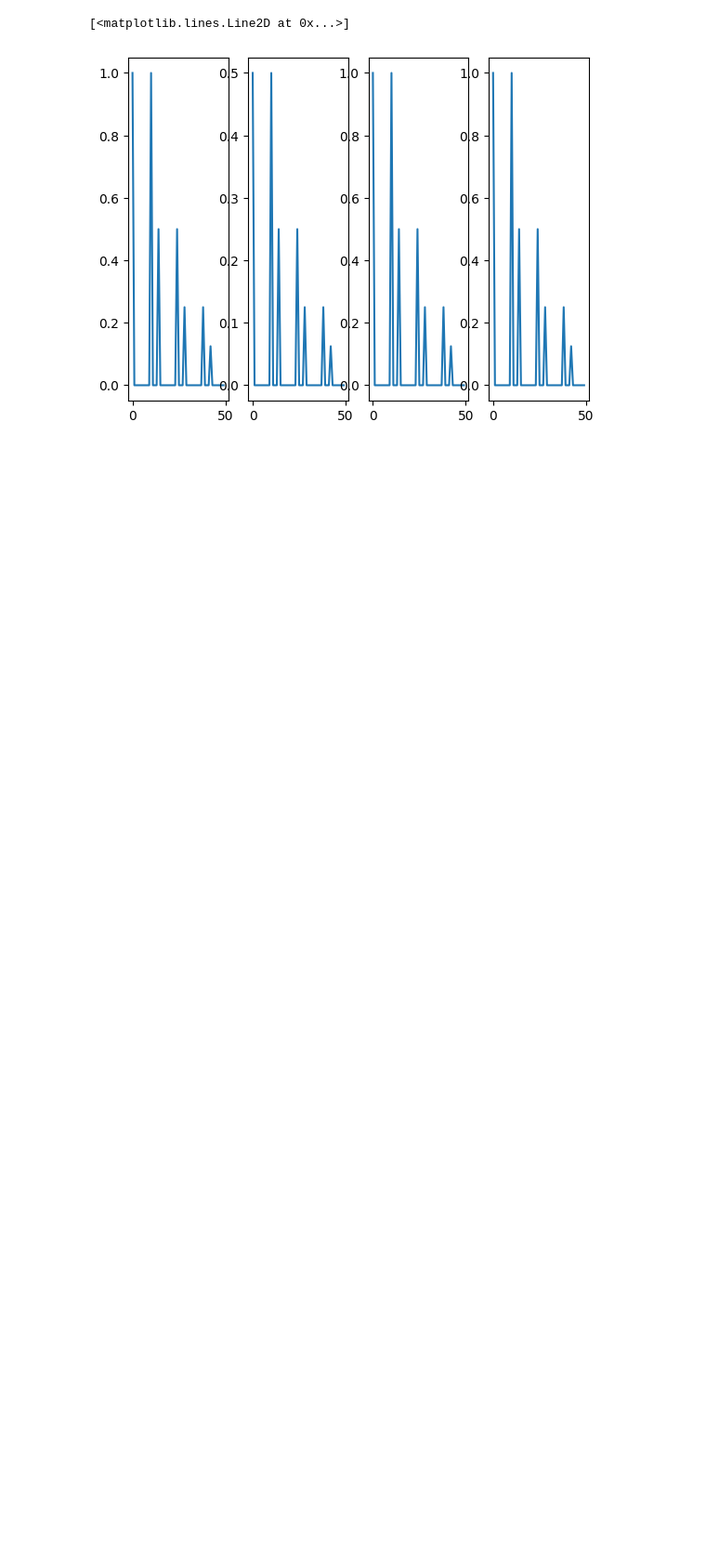
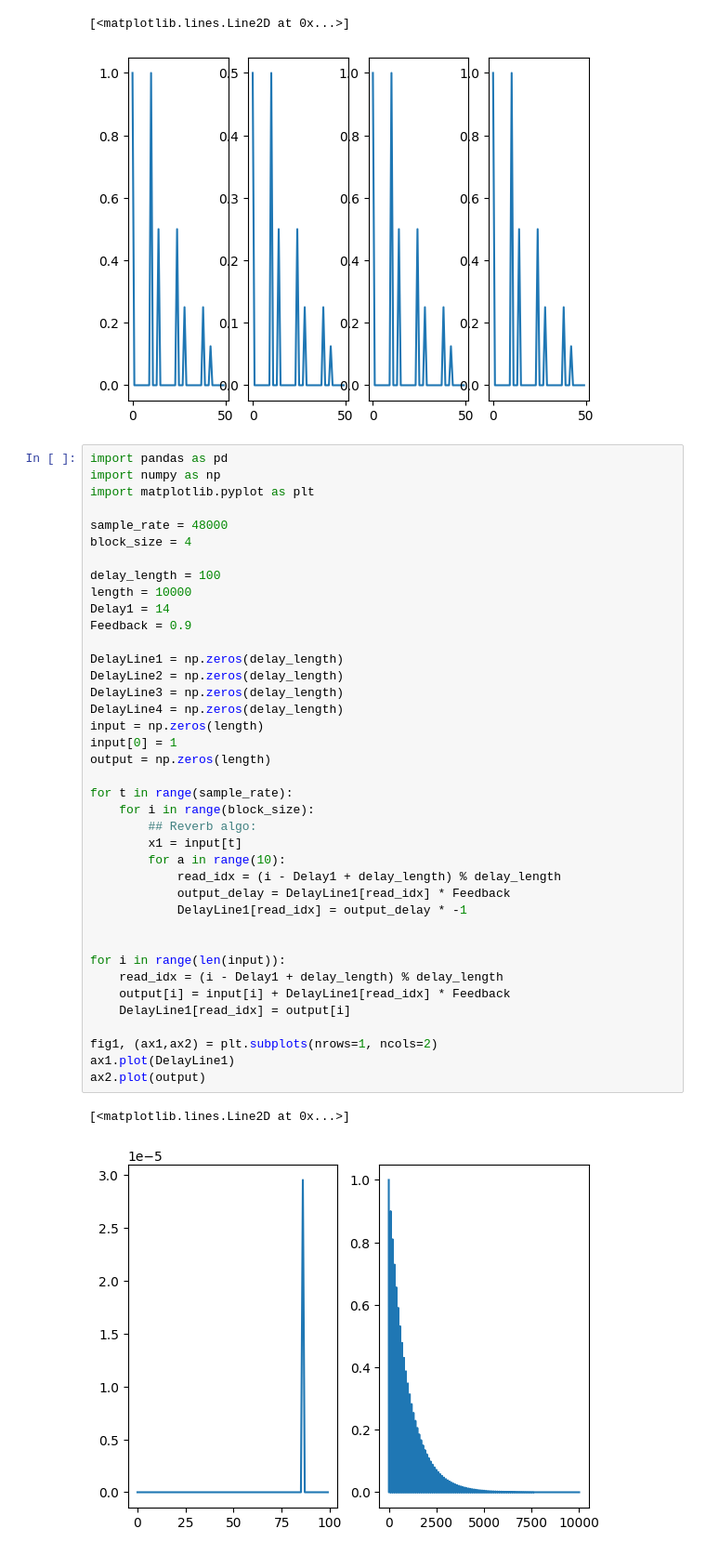
Before and after one commit to Koto402/Daisy, a Jupyter notebook: Kardio/tools/notebook.ipynb, the cells around one changed output. Shown: that part at 93% size. Saved outputs shown, nothing was run; the diff lists cells and outputs as text; blank space fills up the shorter version.

```diff
--- a/Kardio/tools/notebook.ipynb
+++ b/Kardio/tools/notebook.ipynb
@@ -80,3 +80,45 @@ ax4.plot(output2)
 # %% [output]
 [<matplotlib.lines.Line2D at 0x...>]
 [figure]
+# %%
+import pandas as pd
+import numpy as np
+import matplotlib.pyplot as plt
+
+sample_rate = 48000
+block_size = 4
+
+delay_length = 100
+length = 10000
+Delay1 = 14
+Feedback = 0.9
+
+DelayLine1 = np.zeros(delay_length)
+DelayLine2 = np.zeros(delay_length)
+DelayLine3 = np.zeros(delay_length)
+DelayLine4 = np.zeros(delay_length)
+input = np.zeros(length)
+input[0] = 1
+output = np.zeros(length)
+
+for t in range(sample_rate):
+    for i in range(block_size):
+        ## Reverb algo:
+        x1 = input[t]
+        for a in range(10):
+            read_idx = (i - Delay1 + delay_length) % delay_length
+            output_delay = DelayLine1[read_idx] * Feedback
+            DelayLine1[read_idx] = output_delay * -1
+
+
+for i in range(len(input)):
+    read_idx = (i - Delay1 + delay_length) % delay_length
+    output[i] = input[i] + DelayLine1[read_idx] * Feedback
+    DelayLine1[read_idx] = output[i]
+
+fig1, (ax1,ax2) = plt.subplots(nrows=1, ncols=2)
+ax1.plot(DelayLine1)
+ax2.plot(output)
+# %% [output]
+[<matplotlib.lines.Line2D at 0x...>]
+[figure, added]
```
Also changed, not shown: parts of 1 cell of this notebook, 5 other files.
